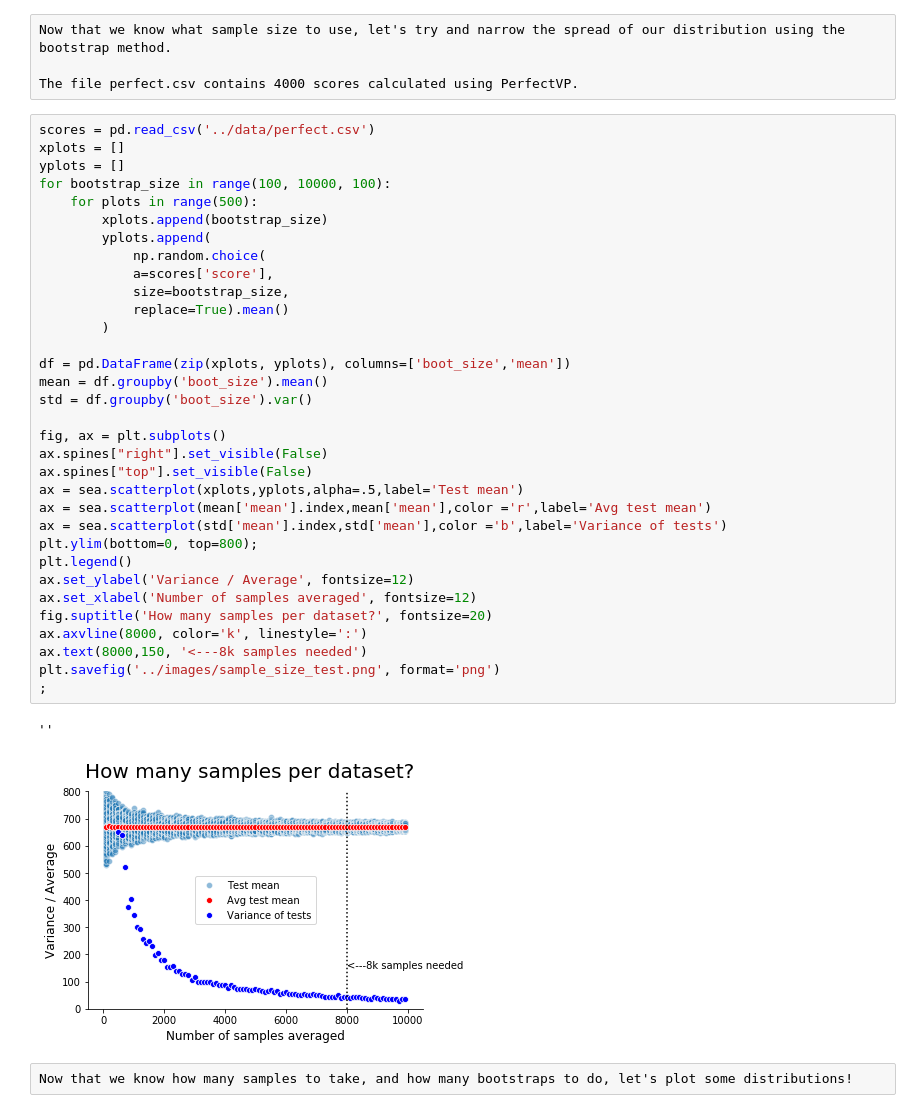
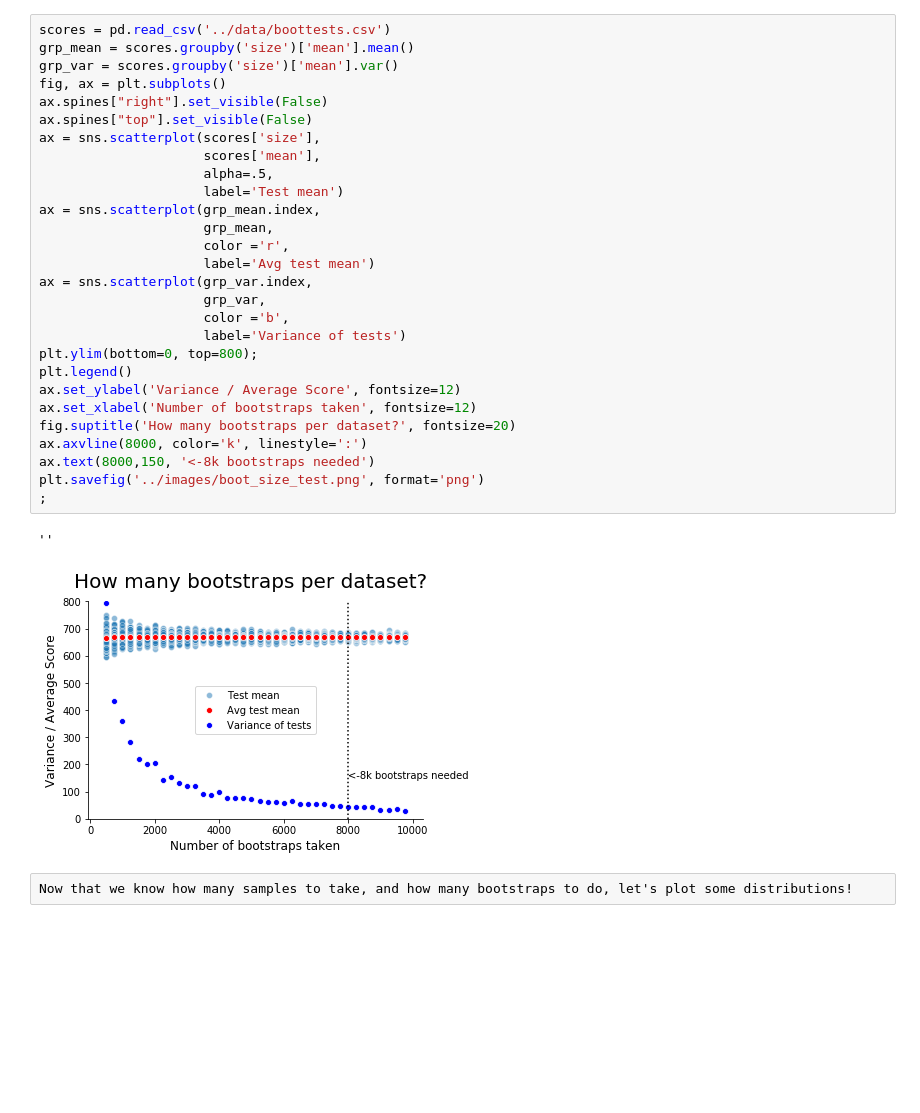
Before and after one commit to gavinraym/Boxcar, a Jupyter notebook: eda/EDA.ipynb, the cells around one changed output. Cells and saved outputs as stored; diff of their text form; blank space fills up the shorter version.

```diff
--- a/eda/EDA.ipynb
+++ b/eda/EDA.ipynb
@@ -38,44 +76,35 @@ plt.savefig('../images/sim_size_test.png', format='png')
 [figure]
-# %% [raw]
-Now that we know what sample size to use, let's try and narrow the spread of our distribution using the bootstrap method.
-
-The file perfect.csv contains 4000 scores calculated using PerfectVP.
 # %%
-scores = pd.read_csv('../data/perfect.csv')
-xplots = []
-yplots = []
-for bootstrap_size in range(100, 10000, 100):
-    for plots in range(500):
-        xplots.append(bootstrap_size)
-        yplots.append(
-            np.random.choice(
-            a=scores['score'],
-            size=bootstrap_size,
-            replace=True).mean()
-        )
-
-df = pd.DataFrame(zip(xplots, yplots), columns=['boot_size','mean'])
-mean = df.groupby('boot_size').mean()
-std = df.groupby('boot_size').var()
-
+scores = pd.read_csv('../data/boottests.csv')
+grp_mean = scores.groupby('size')['mean'].mean()
+grp_var = scores.groupby('size')['mean'].var()
 fig, ax = plt.subplots()
 ax.spines["right"].set_visible(False)
 ax.spines["top"].set_visible(False)
-ax = sea.scatterplot(xplots,yplots,alpha=.5,label='Test mean')
-ax = sea.scatterplot(mean['mean'].index,mean['mean'],color ='r',label='Avg test mean')
-ax = sea.scatterplot(std['mean'].index,std['mean'],color ='b',label='Variance of tests')
+ax = sns.scatterplot(scores['size'],
+                     scores['mean'],
+                     alpha=.5,
+                     label='Test mean')
+ax = sns.scatterplot(grp_mean.index,
+                     grp_mean,
+                     color ='r',
+                     label='Avg test mean')
+ax = sns.scatterplot(grp_var.index,
+                     grp_var,
+                     color ='b',
+                     label='Variance of tests')
 plt.ylim(bottom=0, top=800);
 plt.legend()
-ax.set_ylabel('Variance / Average', fontsize=12)
-ax.set_xlabel('Number of samples averaged', fontsize=12)
-fig.suptitle('How many samples per dataset?', fontsize=20)
+ax.set_ylabel('Variance / Average Score', fontsize=12)
+ax.set_xlabel('Number of bootstraps taken', fontsize=12)
+fig.suptitle('How many bootstraps per dataset?', fontsize=20)
 ax.axvline(8000, color='k', linestyle=':')
-ax.text(8000,150, '<---8k samples needed')
-plt.savefig('../images/sample_size_test.png', format='png')
+ax.text(8000,150, '<-8k bootstraps needed')
+plt.savefig('../images/boot_size_test.png', format='png')
 ;
 # %% [output]
 ''
-[figure, old version]
+[figure, new version]
 # %% [raw]
 Now that we know how many samples to take, and how many bootstraps to do, let's plot some distributions!
 # %%
```
Also changed, not shown: parts of 19 cells of this notebook, 26 other files.
